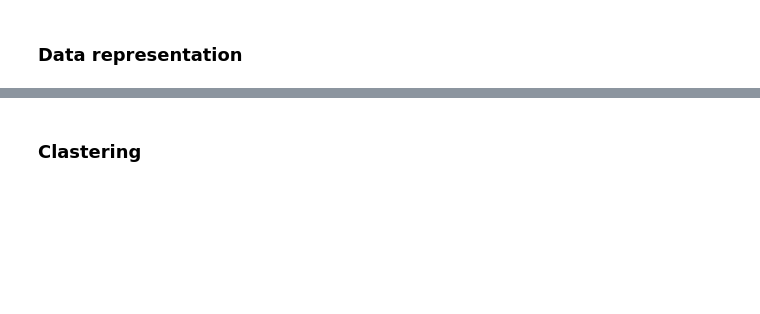
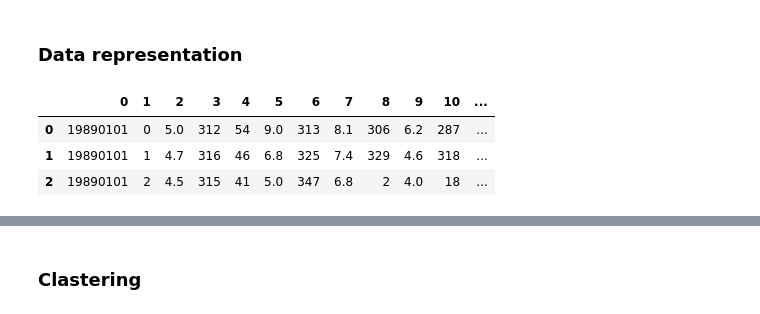
Before and after one commit to ZoyaV/TSWC, a Jupyter notebook: JupyterExperiments/WaveletsClustering.ipynb, the cells around one changed output, grey strips where cells are left out. Drawn from its saved outputs; the diff is of its cells as text; code cells hidden in the pictures; blank space fills up the shorter version.

```diff
--- a/JupyterExperiments/WaveletsClustering.ipynb
+++ b/JupyterExperiments/WaveletsClustering.ipynb
@@ -9,5 +10,10 @@ import random
 ### Data representation
 # %%
 data = pd.read_csv("data.csv", skiprows = 5, header = None, sep="\s+")
+#data = pd.read_csv("DataSummary.csv")
 data.head(3)
-train_data = data[2]
+# %% [output]
+|  | 0 | 1 | 2 | 3 | 4 | 5 | 6 | 7 | 8 | 9 | 10 | ... |
+| 0 | 19890101 | 0 | 5.0 | 312 | 54 | 9.0 | 313 | 8.1 | 306 | 6.2 | 287 | ... |
+| 1 | 19890101 | 1 | 4.7 | 316 | 46 | 6.8 | 325 | 7.4 | 329 | 4.6 | 318 | ... |
+| 2 | 19890101 | 2 | 4.5 | 315 | 41 | 5.0 | 347 | 6.8 | 2 | 4.0 | 18 | ... |
```
Also changed, not shown: parts of 13 cells of this notebook.
